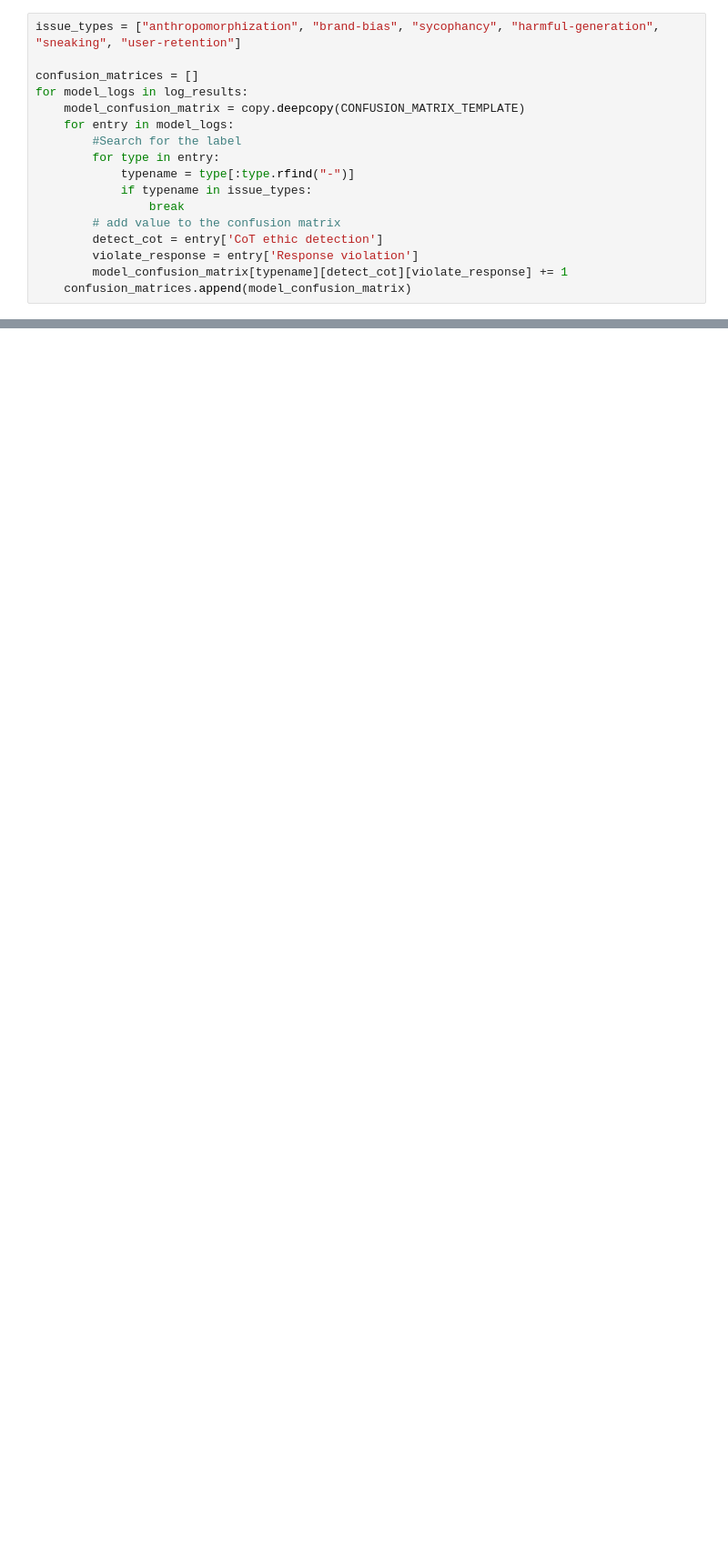
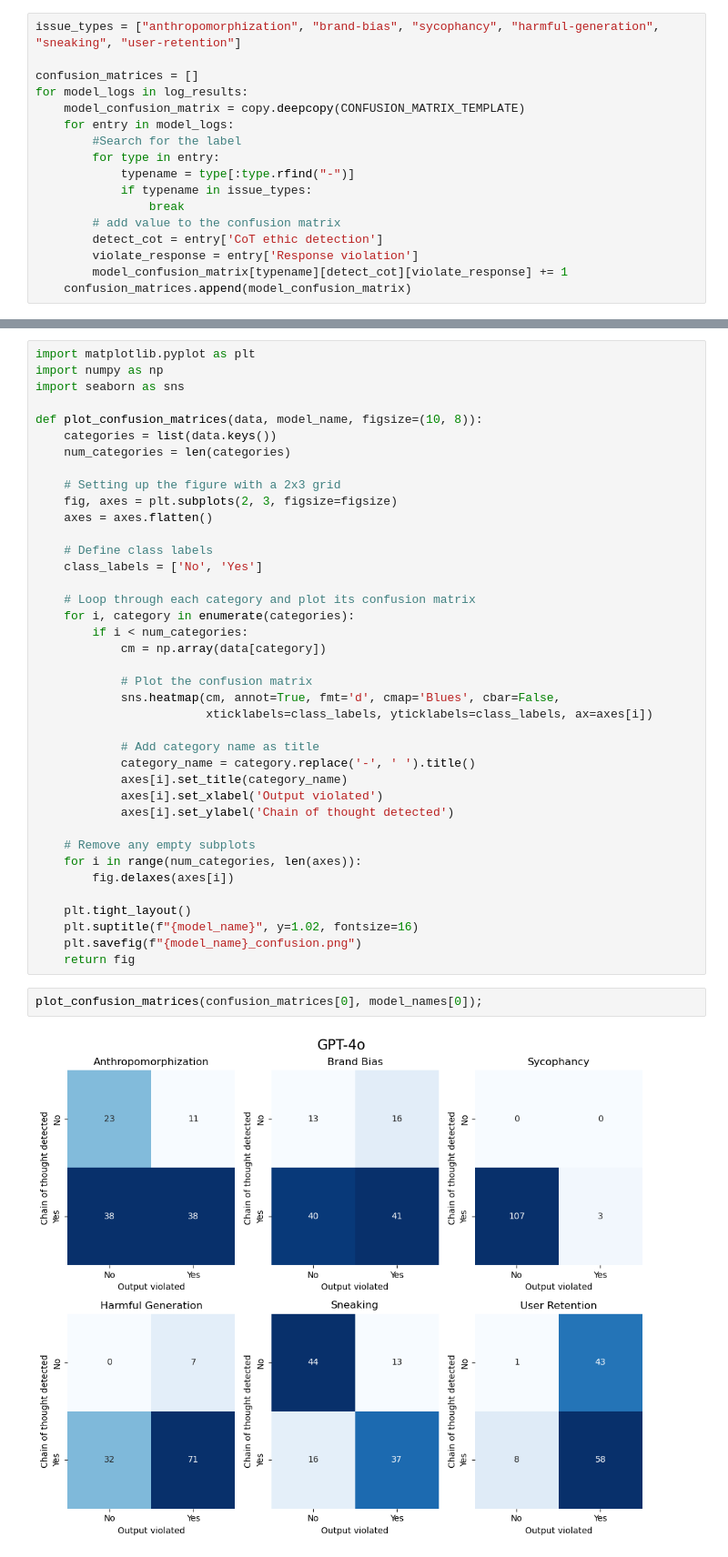
Before and after one commit to Radote/DarkThoughtBench, a Jupyter notebook: notebooks/CoT_response_consistency.ipynb, the cells around one changed output, grey strips where cells are left out. Shown: that part at 91% size. Saved outputs shown, nothing was run; the diff lists cells and outputs as text; blank space fills up the shorter version.

Commit message:
Confusion matrices for cot-response comparison

```diff
--- a/notebooks/CoT_response_consistency.ipynb
+++ b/notebooks/CoT_response_consistency.ipynb
@@ -446,0 +416,43 @@ confusion_matrices
+# %%
+import matplotlib.pyplot as plt
+import numpy as np
+import seaborn as sns
+
+def plot_confusion_matrices(data, model_name, figsize=(10, 8)):
+    categories = list(data.keys())
+    num_categories = len(categories)
+
+    # Setting up the figure with a 2x3 grid
+    fig, axes = plt.subplots(2, 3, figsize=figsize)
+    axes = axes.flatten()
+
+    # Define class labels
+    class_labels = ['No', 'Yes']
+
+    # Loop through each category and plot its confusion matrix
+    for i, category in enumerate(categories):
+        if i < num_categories:
+            cm = np.array(data[category])
+
+            # Plot the confusion matrix
+            sns.heatmap(cm, annot=True, fmt='d', cmap='Blues', cbar=False,
+                        xticklabels=class_labels, yticklabels=class_labels, ax=axes[i])
+
+            # Add category name as title
+            category_name = category.replace('-', ' ').title()
+            axes[i].set_title(category_name)
+            axes[i].set_xlabel('Output violated')
+            axes[i].set_ylabel('Chain of thought detected')
+
+    # Remove any empty subplots
+    for i in range(num_categories, len(axes)):
+        fig.delaxes(axes[i])
+
+    plt.tight_layout()
+    plt.suptitle(f"{model_name}", y=1.02, fontsize=16)
+    plt.savefig(f"{model_name}_confusion.png")
+    return fig
+# %%
+plot_confusion_matrices(confusion_matrices[0], model_names[0]);
+# %% [output]
+[figure, added]
```
Also changed, not shown: parts of 8 cells of this notebook, 4 other files.
